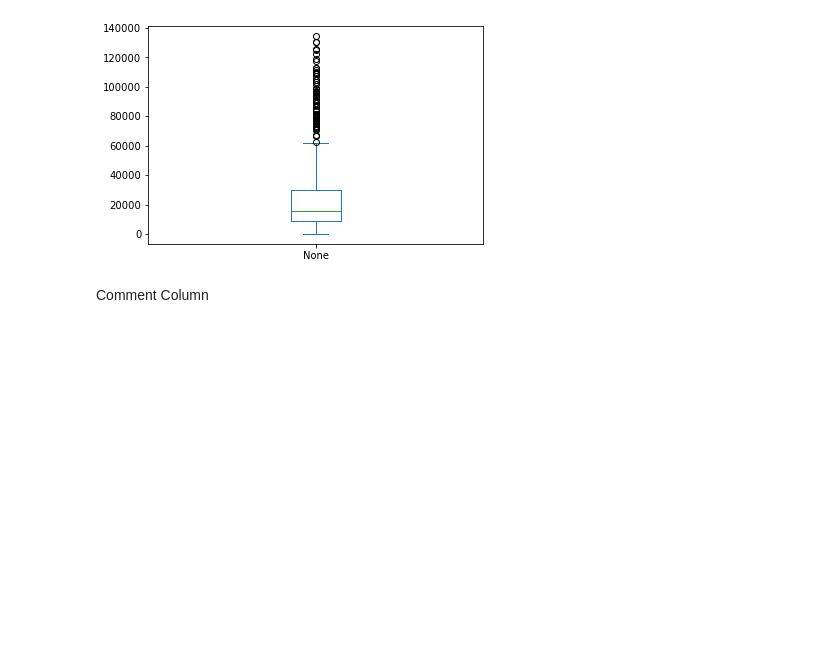
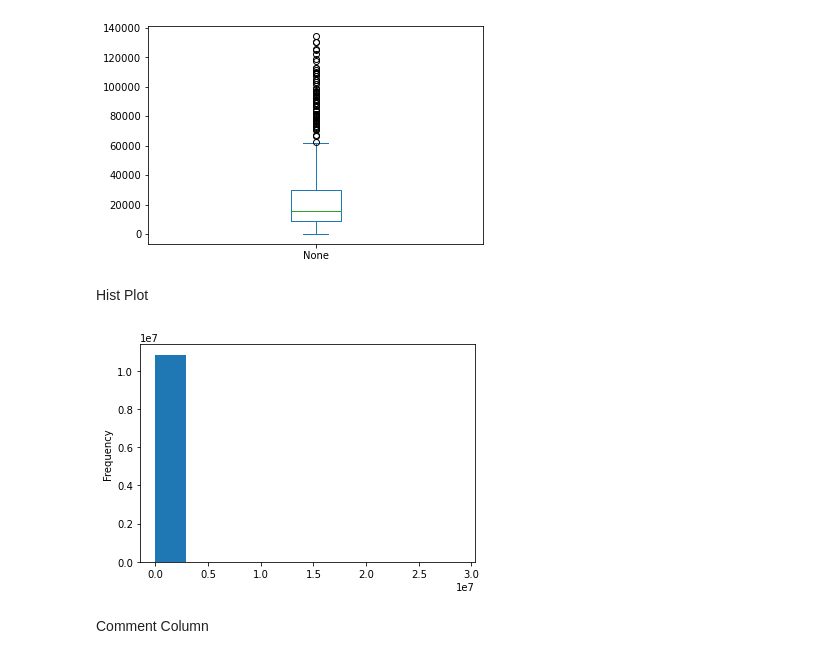
Before and after one commit to jpsoria6/santander-product-recomendation, a Jupyter notebook: main.ipynb, the cells around one changed output. Cells and saved outputs as stored; diff of their text form; code cells hidden in the pictures; blank space fills up the shorter version.

```diff
--- a/main.ipynb
+++ b/main.ipynb
@@ -96,6 +102,15 @@ fig.savefig(img_name)
 mlflow.log_artifact(img_name)
 # %% [output]
 [figure]
+# %% [markdown]
+Hist Plot
+# %%
+img_name = column_to_analize + '_hist_plot.png'
+fig = csv_train[column_to_analize].plot(kind='hist').get_figure()
+fig.savefig(img_name)
+mlflow.log_artifact(img_name)
+# %% [output]
+[figure, added]
 # %% [markdown]
 Comment Column
 # %%
```
Also changed, not shown: parts of 24 cells of this notebook, 34 other files.
